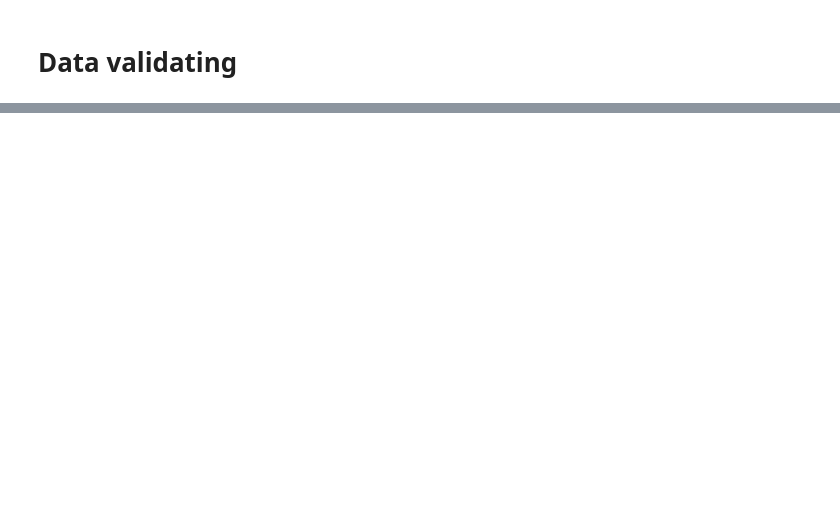
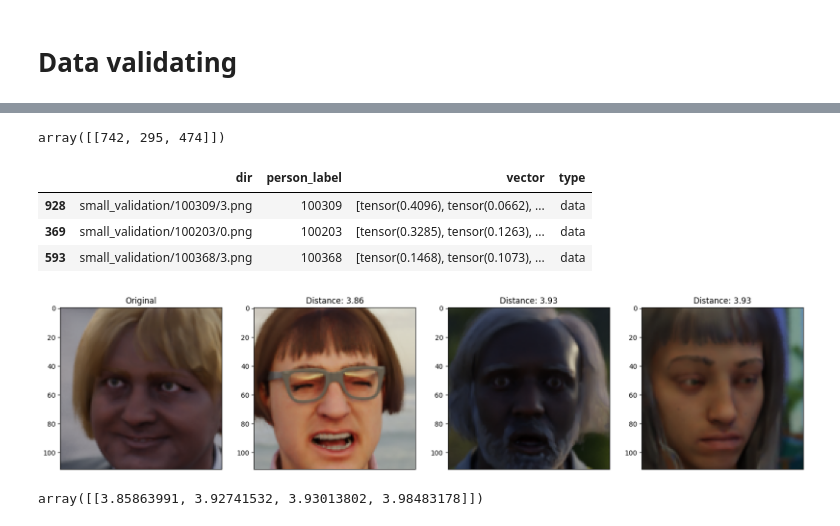
Before and after one commit to freQuensy23-coder/face_detection, a Jupyter notebook: main_new.ipynb, the cells around one changed output, grey strips where cells are left out. Drawn from its saved outputs; the diff is of its cells as text; code cells hidden in the pictures; blank space fills up the shorter version.

```diff
--- a/main_new.ipynb
+++ b/main_new.ipynb
@@ -344,0 +551,3 @@ KeyError: 1
+# %%
+# dataset.data["vector"] = dataset.data["vector"].apply(lambda x: torch.nn.functional.normalize(x, p=2, dim=0))
+dataset.data["vector"] = dataset.data["vector"].apply(lambda x: torch.rand(x.shape))
@@ -344,0 +574,3 @@ KeyError: 1
+# %%
+knn = KNeighborsClassifier(n_neighbors=1)
+knn.fit(torch.stack(dataset.data[dataset.data["type"] == "data"]["vector"].tolist()), torch.Tensor(dataset.data[dataset.data["type"] == "data"]["person_label"].astype(int).tolist()))
@@ -344,0 +585,2 @@ KeyError: 1
+# %%
+N=14
@@ -344,0 +614,41 @@ KeyError: 1
+# %%
+knn.kneighbors(dataset.data[dataset.data["type"] == "validation"].iloc[N]["vector"].unsqueeze(0),
+               n_neighbors=3, return_distance=True)[1]
+# %% [output]
+array([[742, 295, 474]])
+# %%
+nearest_objs = dataset.data[dataset.data["type"] == "data"].iloc[ knn.kneighbors(dataset.data[dataset.data["type"] == "validation"].iloc[N]["vector"].unsqueeze(0),
+               n_neighbors=3, return_distance=True)[1][0]
+]
+nearest_objs
+# %% [output]
+|  | dir | person_label | vector | type |
+| 928 | small_validation/100309/3.png | 100309 | [tensor(0.4096), tensor(0.0662), ... | data |
+| 369 | small_validation/100203/0.png | 100203 | [tensor(0.3285), tensor(0.1263), ... | data |
+| 593 | small_validation/100368/3.png | 100368 | [tensor(0.1468), tensor(0.1073), ... | data |
+# %%
+obj_dirs = nearest_objs["dir"].tolist()
+fig, axs = plt.subplots(nrows=1, ncols=4, figsize=(20, 5))
+image_dir = dataset.data[dataset.data["type"] == "validation"].iloc[N]['dir']
+image = Image.open(image_dir)
+axs[0].imshow(image)
+axs[0].set_title("Original")
+axs[0].grid(False)
+axs[0].set_xticks([])
+distances = knn.kneighbors(dataset.data[dataset.data["type"] == "validation"].iloc[N]["vector"].unsqueeze(0),
+               n_neighbors=4, return_distance=True)[0][0]
+for i, obj_dir in enumerate(obj_dirs):
+    image = Image.open(obj_dir)
+    axs[i+1].imshow(image)
+    # remove grid lines and ticks
+    axs[i+1].grid(False)
+    axs[i+1].set_xticks([])
+    axs[i+1].set_title(f"Distance: {distances[i]:.2f}")
+# %% [output]
+[figure, added]
+# %%
+distances = knn.kneighbors(dataset.data[dataset.data["type"] == "validation"].iloc[N]["vector"].unsqueeze(0),
+               n_neighbors=4, return_distance=True)[0]
+distances
+# %% [output]
+array([[3.85863991, 3.92741532, 3.93013802, 3.98483178]])
```
Also changed, not shown: parts of 56 cells of this notebook.
